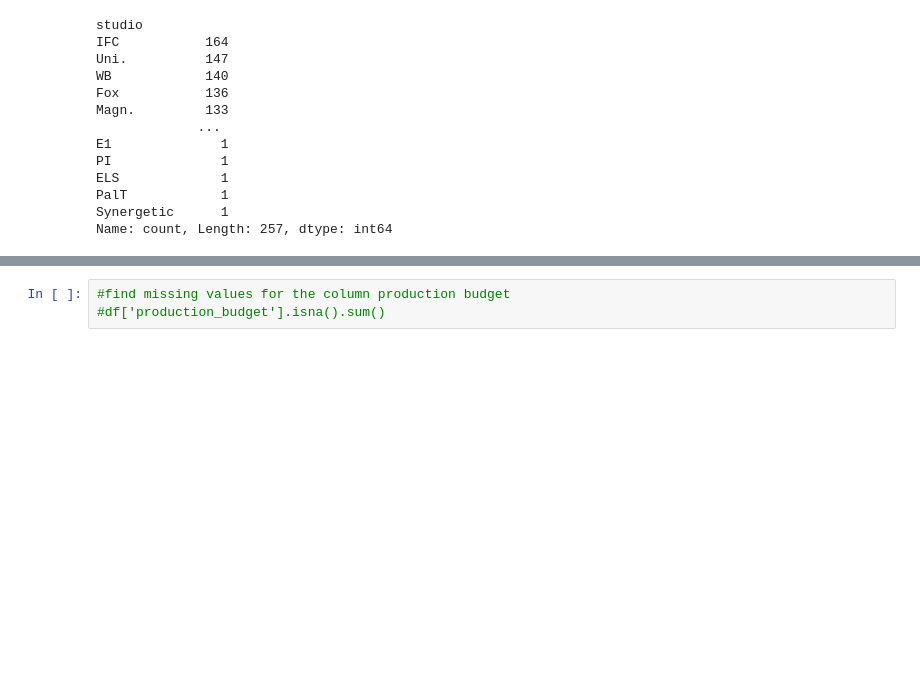
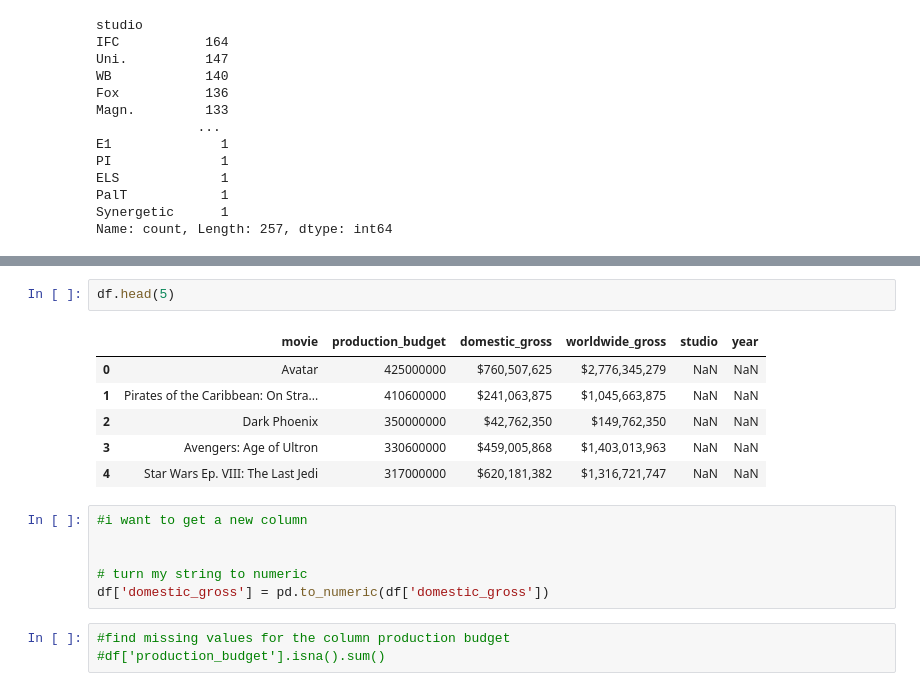
Before and after one commit to Wendy0001/EndofP1, a Jupyter notebook: NotebookP2.ipynb, the cells around one changed output, grey strips where cells are left out. Cells and saved outputs as stored; diff of their text form; blank space fills up the shorter version.

```diff
--- a/NotebookP2.ipynb
+++ b/NotebookP2.ipynb
@@ -395,3 +465,18 @@ print(grouped_sorted)
+# %%
+df.head(5)
+# %% [output]
+|  | movie | production_budget | domestic_gross | worldwide_gross | studio | year |
+| 0 | Avatar | 425000000 | $760,507,625 | $2,776,345,279 | NaN | NaN |
+| 1 | Pirates of the Caribbean: On Stra... | 410600000 | $241,063,875 | $1,045,663,875 | NaN | NaN |
+| 2 | Dark Phoenix | 350000000 | $42,762,350 | $149,762,350 | NaN | NaN |
+| 3 | Avengers: Age of Ultron | 330600000 | $459,005,868 | $1,403,013,963 | NaN | NaN |
+| 4 | Star Wars Ep. VIII: The Last Jedi | 317000000 | $620,181,382 | $1,316,721,747 | NaN | NaN |
+# %%
+#i want to get a new column
+
+
+# turn my string to numeric
+df['domestic_gross'] = pd.to_numeric(df['domestic_gross'])
 # %%
 #find missing values for the column production budget
 #df['production_budget'].isna().sum()
```
Also changed, not shown: parts of 20 cells of this notebook.
